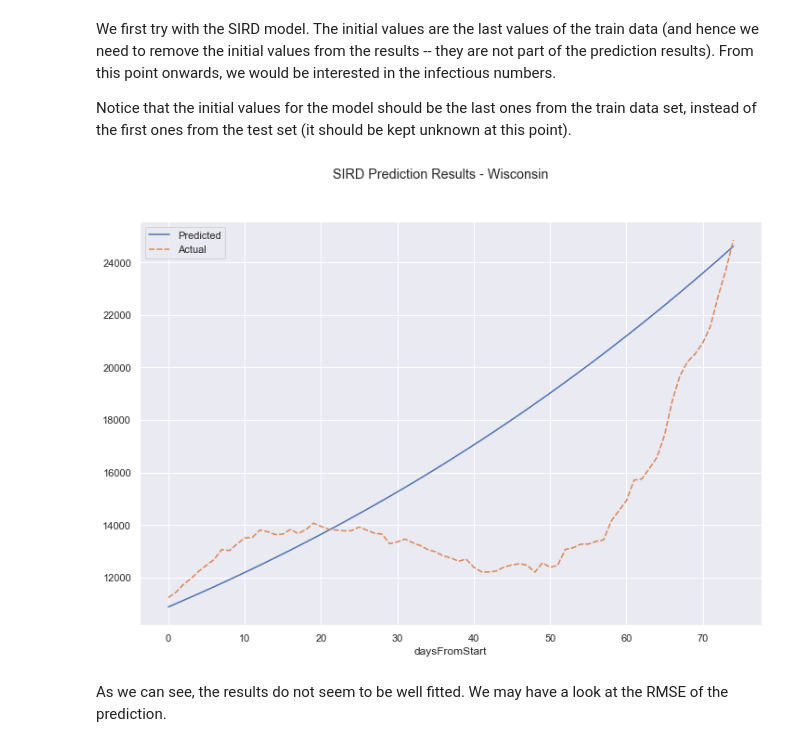
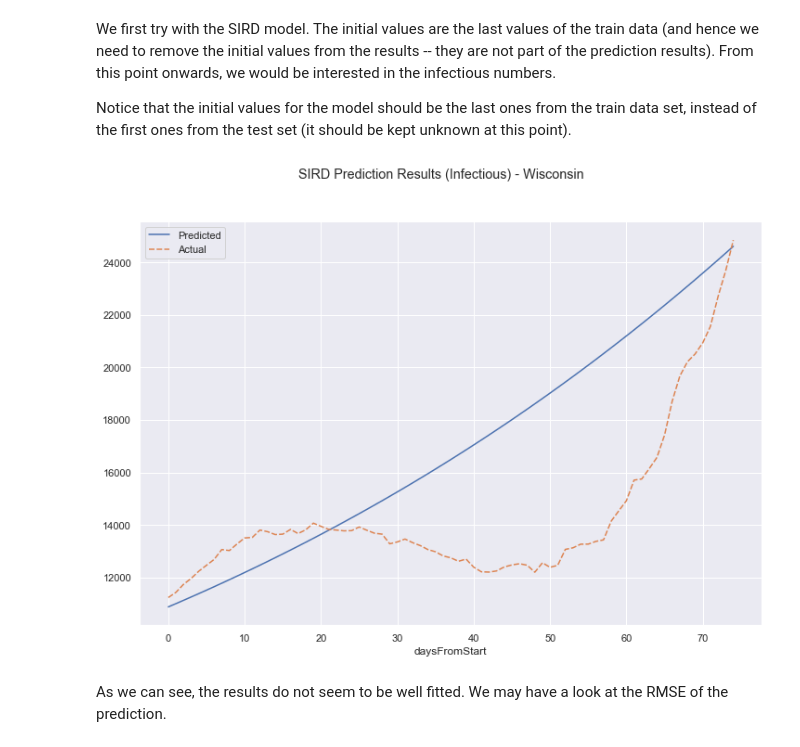
Before and after one commit to ZhongRuoyu/ntu-cz1115-project, a Jupyter notebook: covid.ipynb, the cells around one changed output. Cells and saved outputs as stored; diff of their text form; code cells hidden in the pictures.

```diff
--- a/covid.ipynb
+++ b/covid.ipynb
@@ -430,14 +433,15 @@ Notice that the initial values for the model should be the last ones from the tr
 # %%
 t_test, y_test = get_SIRD_vars(test)
 
 SIRD_pred_all = SIRD_predict(SIRD_res.x, t_test, y_train[-1])
 SIRD_pred = pd.DataFrame({"Predicted": SIRD_pred_all["infectious"], "Actual": test["infectious"]})
 
-plt.suptitle(f"SIRD Prediction Results - {state}")
+fig = plt.figure()
+plt.suptitle(f"SIRD Prediction Results (Infectious) - {state}")
 sb.lineplot(data=SIRD_pred)
 plt.show()
 # %% [output]
-[figure, old version]
+[figure, new version]
 # %% [markdown]
 As we can see, the results do not seem to be well fitted. We may have a look at the RMSE of the prediction.
 # %%
```
Also changed, not shown: parts of 13 cells of this notebook.
